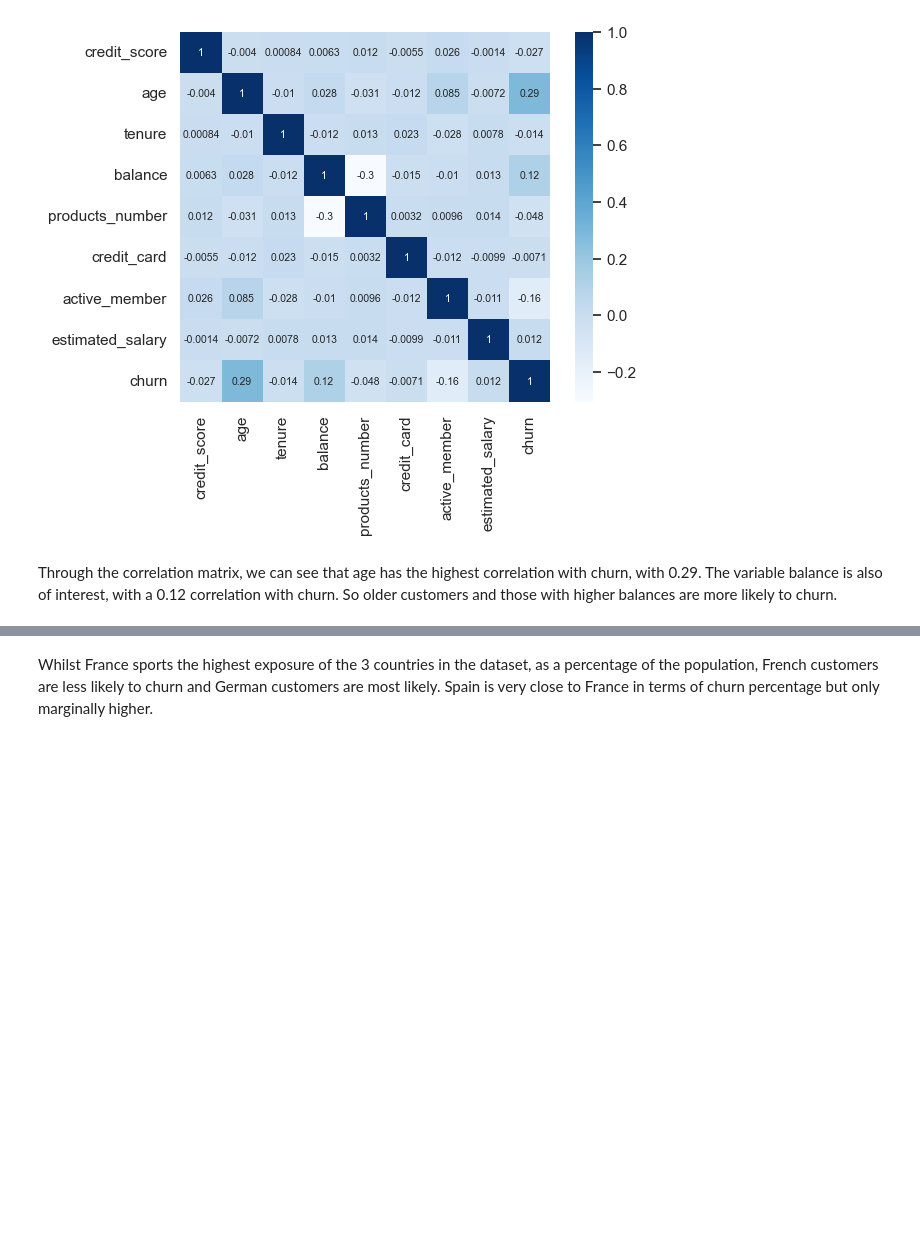
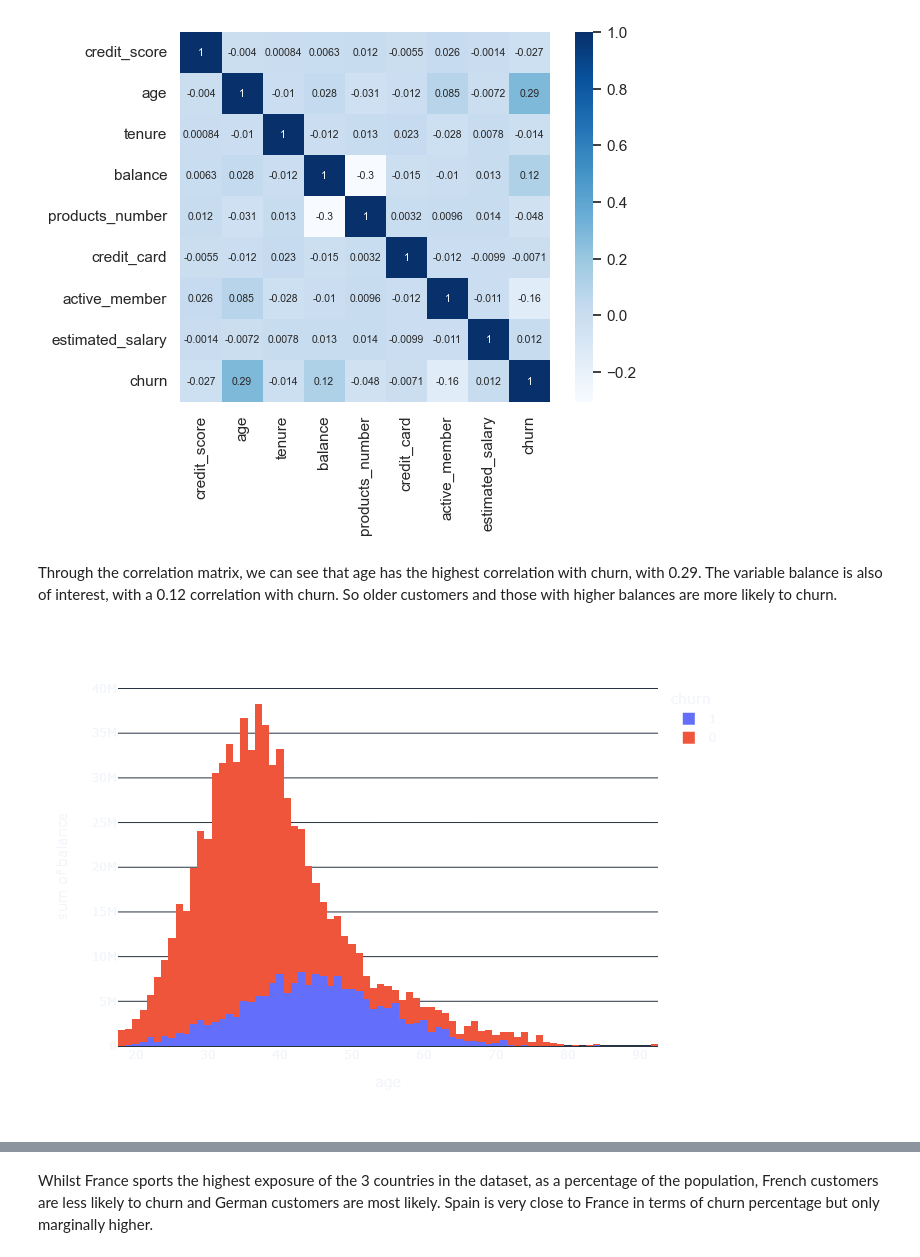
Before and after one commit to adampick99/bank-churn-project, a Jupyter notebook: bank-churn-project.ipynb, the cells around one changed output, grey strips where cells are left out. Drawn from its saved outputs; the diff is of its cells as text; code cells hidden in the pictures; blank space fills up the shorter version.

Commit message:
Fixed graphs readability

```diff
--- a/bank-churn-project.ipynb
+++ b/bank-churn-project.ipynb
@@ -175,7 +175,11 @@ Through the correlation matrix, we can see that age has the highest correlation
 # %%
 # Histogram of age v balance, for churn 1 and 0.
 fig1 = px.histogram(df, x='age', y='balance', color='churn')
+fig1.update_layout({'plot_bgcolor': 'white',
+'paper_bgcolor': 'white'})
 fig1.show()
+# %% [output]
+[figure, added]
 # %%
 # Histogram for distribution of churn across countries in the data
 fig2 = px.histogram(df, x='country', color = 'churn', barmode = 'stack')
```
Also changed, not shown: parts of 3 cells of this notebook.
